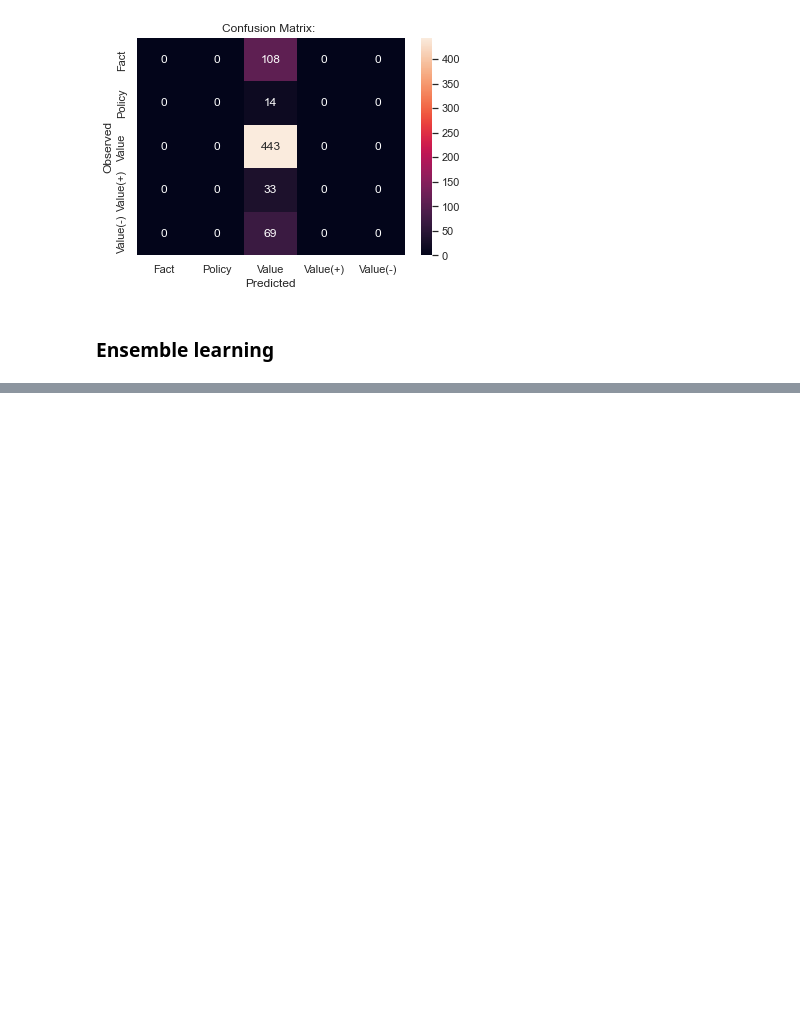
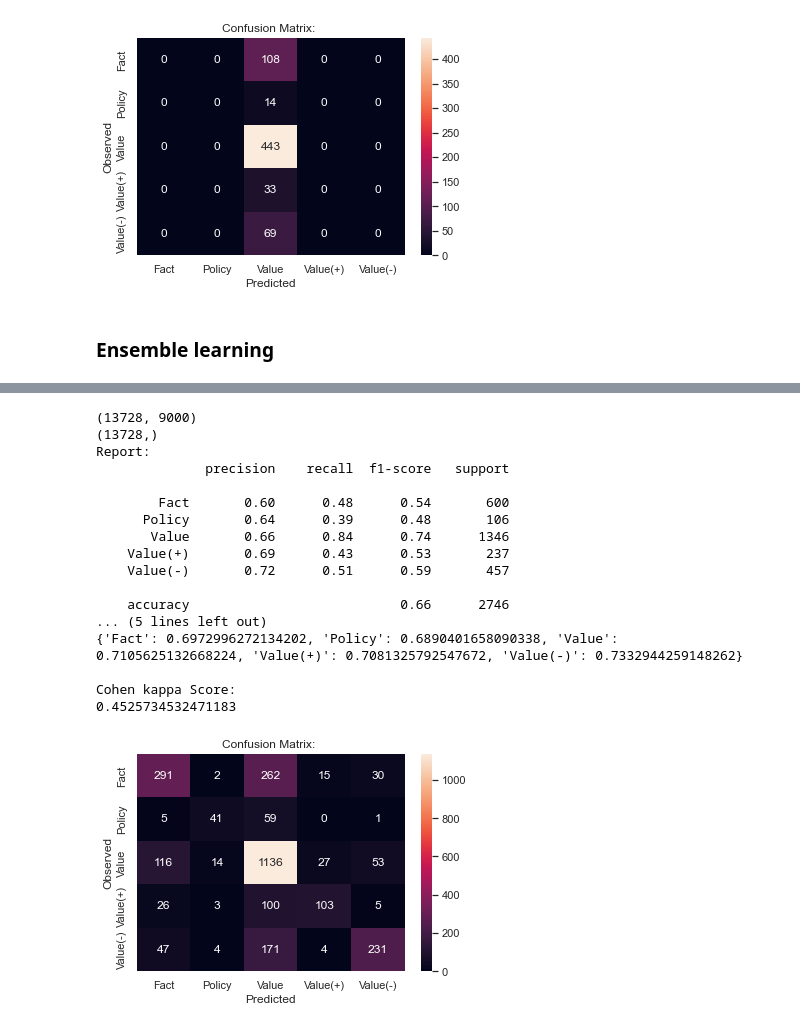
Before and after one commit to claramoreirag/FEUP-NLP, a Jupyter notebook: adu-classifier.ipynb, the cells around one changed output, grey strips where cells are left out. Drawn from its saved outputs; the diff is of its cells as text; code cells hidden in the pictures; blank space fills up the shorter version.

```diff
--- a/adu-classifier.ipynb
+++ b/adu-classifier.ipynb
@@ -1868,0 +1897,29 @@ NameError: name 'eclf' is not defined
+# %%
+X_train, X_test, y_train, y_test = split(corpusClean, cleandf)
+clf1 = LogisticRegression(multi_class='multinomial', random_state=1)
+clf2 = DecisionTreeClassifier(criterion="entropy")
+clf3 = RandomForestClassifier(criterion="entropy",max_depth=None)
+eclf = VotingClassifier(estimators=[
+        ('lr', clf1), ('dt', clf2), ('gnb', clf3)], voting='hard')
+eclf = eclf.fit(X_train, y_train)
+pred = eclf.predict(X_test)
+evaluation(pred)
+# %% [output]
+(13728, 9000)
+(13728,)
+Report:
+              precision    recall  f1-score   support
+
+        Fact       0.60      0.48      0.54       600
+      Policy       0.64      0.39      0.48       106
+       Value       0.66      0.84      0.74      1346
+    Value(+)       0.69      0.43      0.53       237
+    Value(-)       0.72      0.51      0.59       457
+
+    accuracy                           0.66      2746
+... (5 lines left out)
+{'Fact': 0.6972996272134202, 'Policy': 0.6890401658090338, 'Value': 0.7105625132668224, 'Value(+)': 0.7081325792547672, 'Value(-)': 0.7332944259148262}
+
+Cohen kappa Score:
+0.4525734532471183
+[figure, added]
```
Also changed, not shown: parts of 10 cells of this notebook.
